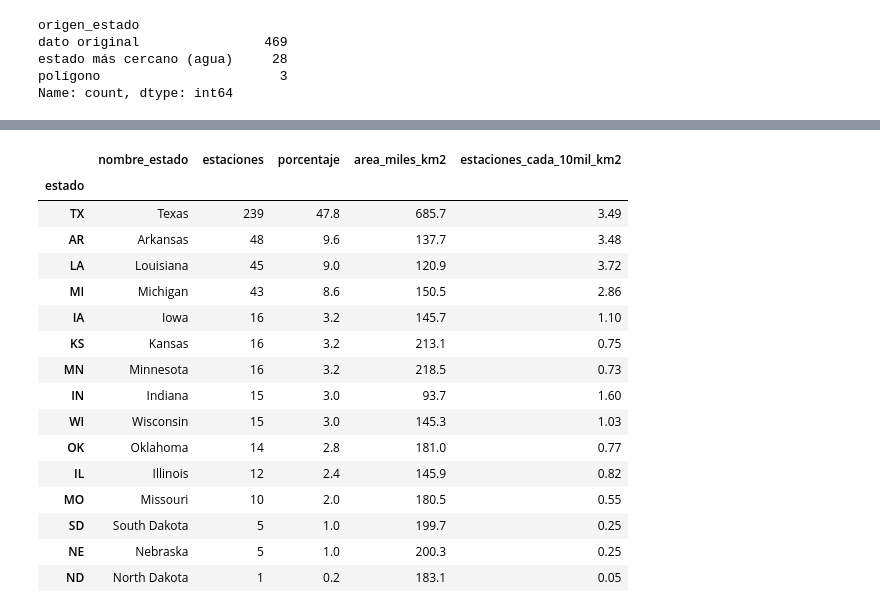
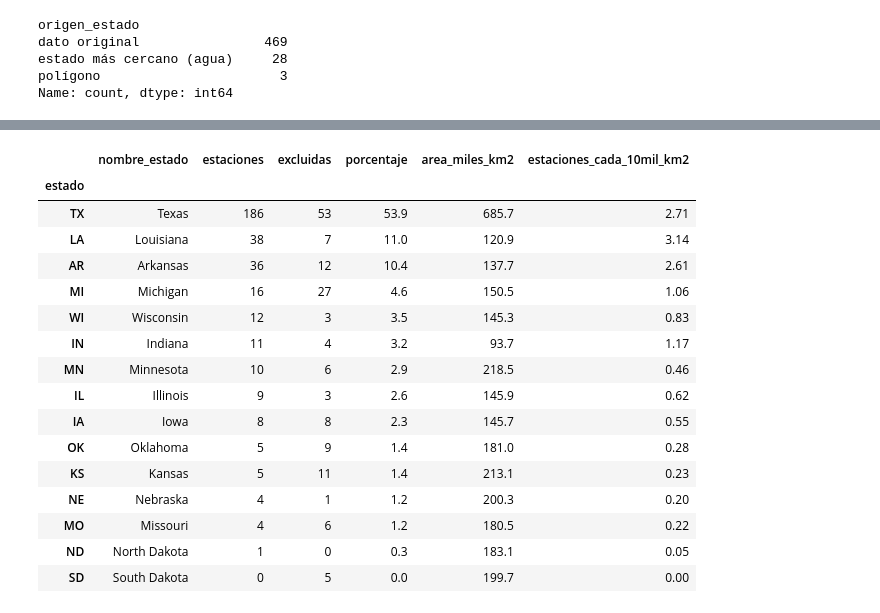
Before and after one commit to franconieto3/TPI_Taller_analisis_de_datos, a Jupyter notebook: notebooks/analisis_estaciones.ipynb, the cells around one changed output, grey strips where cells are left out. Drawn from its saved outputs; the diff is of its cells as text; code cells hidden in the pictures.

```diff
--- a/notebooks/analisis_estaciones.ipynb
+++ b/notebooks/analisis_estaciones.ipynb
@@ -145,0 +168,16 @@ Name: count, dtype: int64
+# %%
+excluidas = pd.read_csv(PROCESSED + 'estaciones_sin_meteo.csv')
+
+estaciones_central = (
+    estaciones_central
+    .merge(excluidas[['station_id', 'categoria']], left_on='id', right_on='station_id', how='left')
+    .drop(columns='station_id')
+)
+estaciones_central['categoria'] = estaciones_central['categoria'].fillna('con_datos')
+estaciones_central['con_datos'] = estaciones_central['categoria'].eq('con_datos')
+
+estaciones_validas = estaciones_central[estaciones_central['con_datos']].reset_index(drop=True)
+print(f'Estaciones con observaciones: {len(estaciones_validas)} de {len(estaciones_central)}')
+
+pd.crosstab(estaciones_central['provider'].replace('', '(sin proveedor)'), estaciones_central['categoria'],
+            margins=True, margins_name='Total')
@@ -148,37 +205,40 @@ Name: count, dtype: int64
 # %%
 area_km2 = estados_central.set_index('estado').to_crs(CRS_METRICO).area / 1e6
 
+excluidas_por_estado = estaciones_central[~estaciones_central['con_datos']].groupby('estado').size()
+
 detalle_estados = (
-    estaciones_central.groupby('estado').size()
+    estaciones_validas.groupby('estado').size()
     .reindex(estados_central_abrev, fill_value=0)
     .rename('estaciones')
     .to_frame()
     .join(estados_central.set_index('estado')['nombre_estado'])
     .assign(
+        excluidas=excluidas_por_estado.reindex(estados_central_abrev, fill_value=0),
         porcentaje=lambda d: (100 * d['estaciones'] / d['estaciones'].sum()).round(1),
         area_miles_km2=(area_km2 / 1000).round(1),
         estaciones_cada_10mil_km2=lambda d: (d['estaciones'] / area_km2 * 1e4).round(2),
     )
     .sort_values('estaciones', ascending=False)
-    [['nombre_estado', 'estaciones', 'porcentaje', 'area_miles_km2', 'estaciones_cada_10mil_km2']]
+    [['nombre_estado', 'estaciones', 'excluidas', 'porcentaje', 'area_miles_km2', 'estaciones_cada_10mil_km2']]
 )
 detalle_estados
 # %% [output]
-|  | nombre_estado | estaciones | porcentaje | area_miles_km2 | estaciones_cada_10mil_km2 |
-| estado |  |  |  |  |  |
-| TX | Texas | 239 | 47.8 | 685.7 | 3.49 |
-| AR | Arkansas | 48 | 9.6 | 137.7 | 3.48 |
-| LA | Louisiana | 45 | 9.0 | 120.9 | 3.72 |
-| MI | Michigan | 43 | 8.6 | 150.5 | 2.86 |
-| IA | Iowa | 16 | 3.2 | 145.7 | 1.10 |
-| KS | Kansas | 16 | 3.2 | 213.1 | 0.75 |
-| MN | Minnesota | 16 | 3.2 | 218.5 | 0.73 |
-| IN | Indiana | 15 | 3.0 | 93.7 | 1.60 |
-| WI | Wisconsin | 15 | 3.0 | 145.3 | 1.03 |
-| OK | Oklahoma | 14 | 2.8 | 181.0 | 0.77 |
-| IL | Illinois | 12 | 2.4 | 145.9 | 0.82 |
-| MO | Missouri | 10 | 2.0 | 180.5 | 0.55 |
-| SD | South Dakota | 5 | 1.0 | 199.7 | 0.25 |
-| NE | Nebraska | 5 | 1.0 | 200.3 | 0.25 |
-| ND | North Dakota | 1 | 0.2 | 183.1 | 0.05 |
+|  | nombre_estado | estaciones | excluidas | porcentaje | area_miles_km2 | estaciones_cada_10mil_km2 |
+| estado |  |  |  |  |  |  |
+| TX | Texas | 186 | 53 | 53.9 | 685.7 | 2.71 |
+| LA | Louisiana | 38 | 7 | 11.0 | 120.9 | 3.14 |
+| AR | Arkansas | 36 | 12 | 10.4 | 137.7 | 2.61 |
+| MI | Michigan | 16 | 27 | 4.6 | 150.5 | 1.06 |
+| WI | Wisconsin | 12 | 3 | 3.5 | 145.3 | 0.83 |
+| IN | Indiana | 11 | 4 | 3.2 | 93.7 | 1.17 |
+| MN | Minnesota | 10 | 6 | 2.9 | 218.5 | 0.46 |
+| IL | Illinois | 9 | 3 | 2.6 | 145.9 | 0.62 |
+| IA | Iowa | 8 | 8 | 2.3 | 145.7 | 0.55 |
+| OK | Oklahoma | 5 | 9 | 1.4 | 181.0 | 0.28 |
+| KS | Kansas | 5 | 11 | 1.4 | 213.1 | 0.23 |
+| NE | Nebraska | 4 | 1 | 1.2 | 200.3 | 0.20 |
+| MO | Missouri | 4 | 6 | 1.2 | 180.5 | 0.22 |
+| ND | North Dakota | 1 | 0 | 0.3 | 183.1 | 0.05 |
+| SD | South Dakota | 0 | 5 | 0.0 | 199.7 | 0.00 |
 # %%
```
Also changed, not shown: parts of 11 cells of this notebook, 1 other file.
